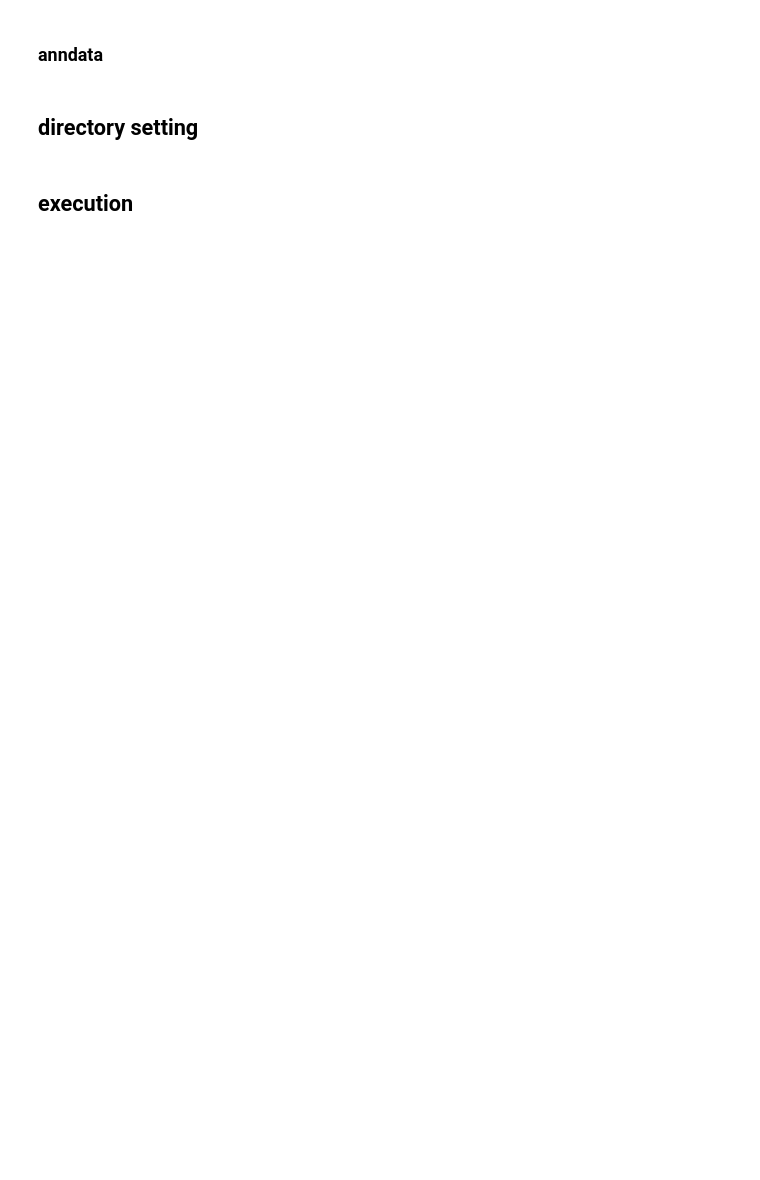
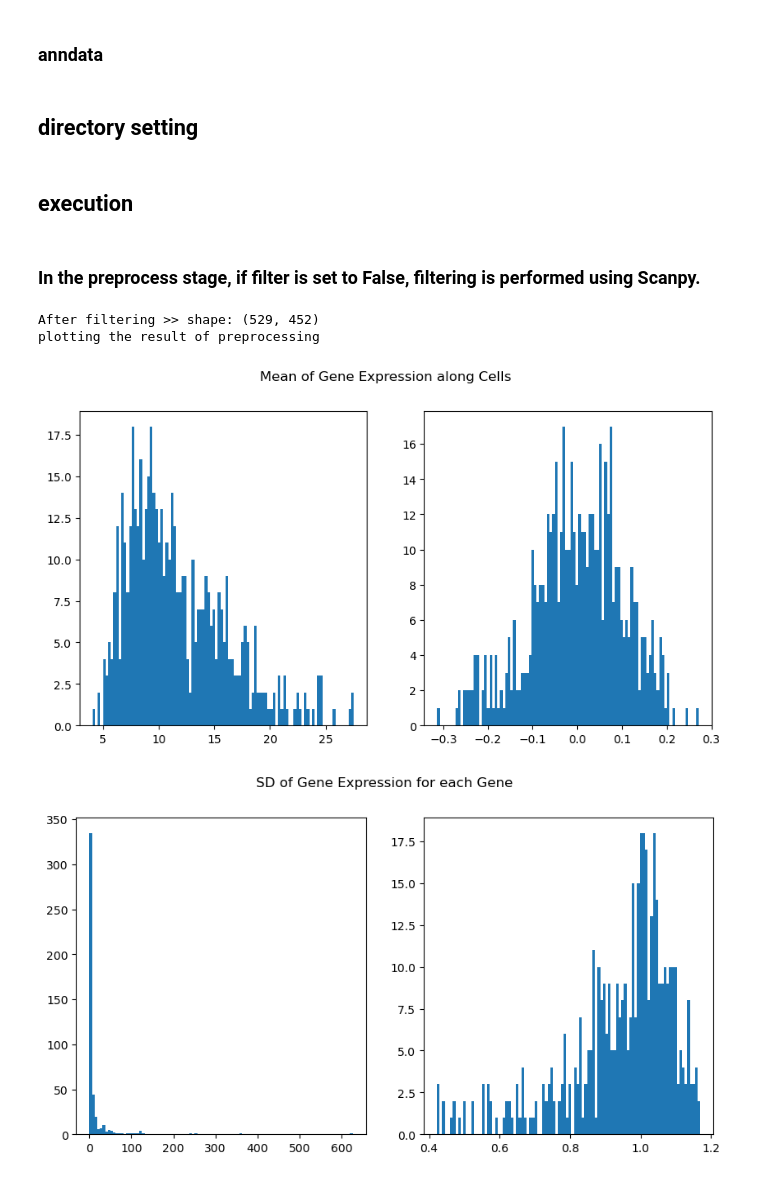
Before and after one commit to pnucolab/stLENS, a Jupyter notebook: tutorial.ipynb, the cells around one changed output. Drawn from its saved outputs; the diff is of its cells as text; code cells hidden in the pictures; blank space fills up the shorter version.

```diff
--- a/tutorial.ipynb
+++ b/tutorial.ipynb
@@ -29,17 +30,17 @@ adata = sc.AnnData(X, obs=obs, var=var)
 # %%
 import scanpy as sc
 adata = sc.read_h5ad("")
-# %%
-adata.layers["counts"] = adata.X.copy()
 # %% [markdown]
 ## directory setting
 # %%
 import os
 import shutil
 
-file_name = ""
+file_name = "test"
 
-directory = "./output/{file_name}"
+directory = f"./output/{file_name}"
 sclens.directory = directory
 # %% [markdown]
 ## execution
+# %% [markdown]
+### In the preprocess stage, if filter is set to False, filtering is performed using Scanpy.
@@ -46,3 +55,8 @@ sclens.directory = directory
 # %%
 %%time
-sclens.preprocess(adata, filter=False, plot=False)
+sclens.preprocess(adata, filter=True, plot=True)
+# %% [output]
+After filtering >> shape: (529, 452)
+plotting the result of preprocessing
+[figure, added]
+[figure, added]
```
Also changed, not shown: parts of 6 cells of this notebook, 2 other files.
